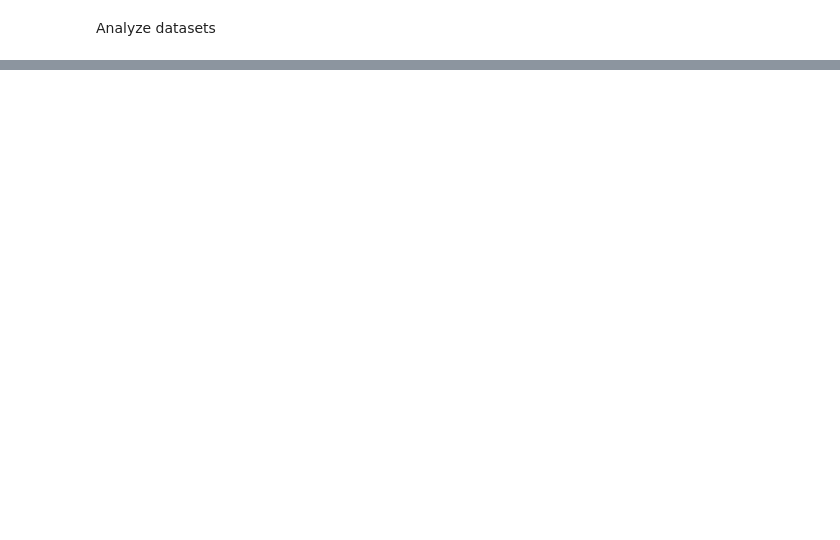
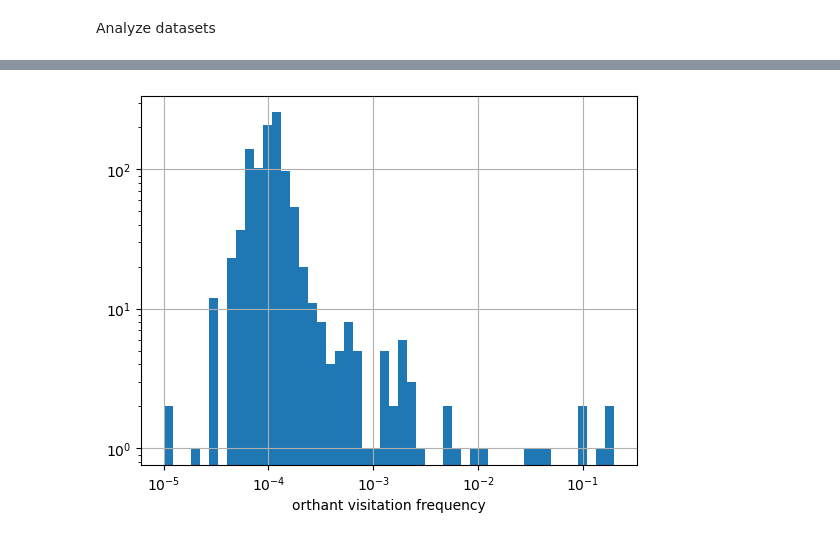
Before and after one commit to amimem/ToMM, a Jupyter notebook: trained_networks_analysis.ipynb, the cells around one changed output, grey strips where cells are left out. Drawn from its saved outputs; the diff is of its cells as text; code cells hidden in the pictures; blank space fills up the shorter version.

```diff
--- a/trained_networks_analysis.ipynb
+++ b/trained_networks_analysis.ipynb
@@ -100,0 +101,10 @@ fig.savefig(f'{data_filename[:-4]}_summary_fig.pdf', transparent=True, bbox_inch
+# %%
+df = pd.DataFrame(states, columns=range(states.shape[1]))
+axis_array=pd.plotting.scatter_matrix(df, alpha=0.2, figsize=(9,9));
+for rit,row in enumerate(axis_array):
+    for cit,axis in enumerate(row):
+        if rit!=cit:
+            heatmap, xedges, yedges = np.histogram2d(states[:,rit], states[:,cit], bins=50)
+            extent = [0, 1, 0, 1]
+#             axis.remove()
+            axis.imshow(heatmap.T, extent=extent, origin='lower')
@@ -100,0 +128,12 @@ fig.savefig(f'{data_filename[:-4]}_summary_fig.pdf', transparent=True, bbox_inch
+# %%
+# plot binned states
+binned_df=(df>0.5)
+outdf=binned_df.groupby(binned_df.columns.tolist(),as_index=False).size()/len(df)
+# %%
+fig,ax=pl.subplots()
+outdf['size'].apply(np.log10).hist(bins=50,ax=ax)
+ax.set_xticklabels([r'$10^{'+x.get_text()+'}$' for x in ax.get_xticklabels()]);
+ax.set_xlabel('orthant visitation frequency')
+ax.set_yscale('log')
+# %% [output]
+[figure, added]
```
Also changed, not shown: parts of 9 cells of this notebook, 4 other files.
